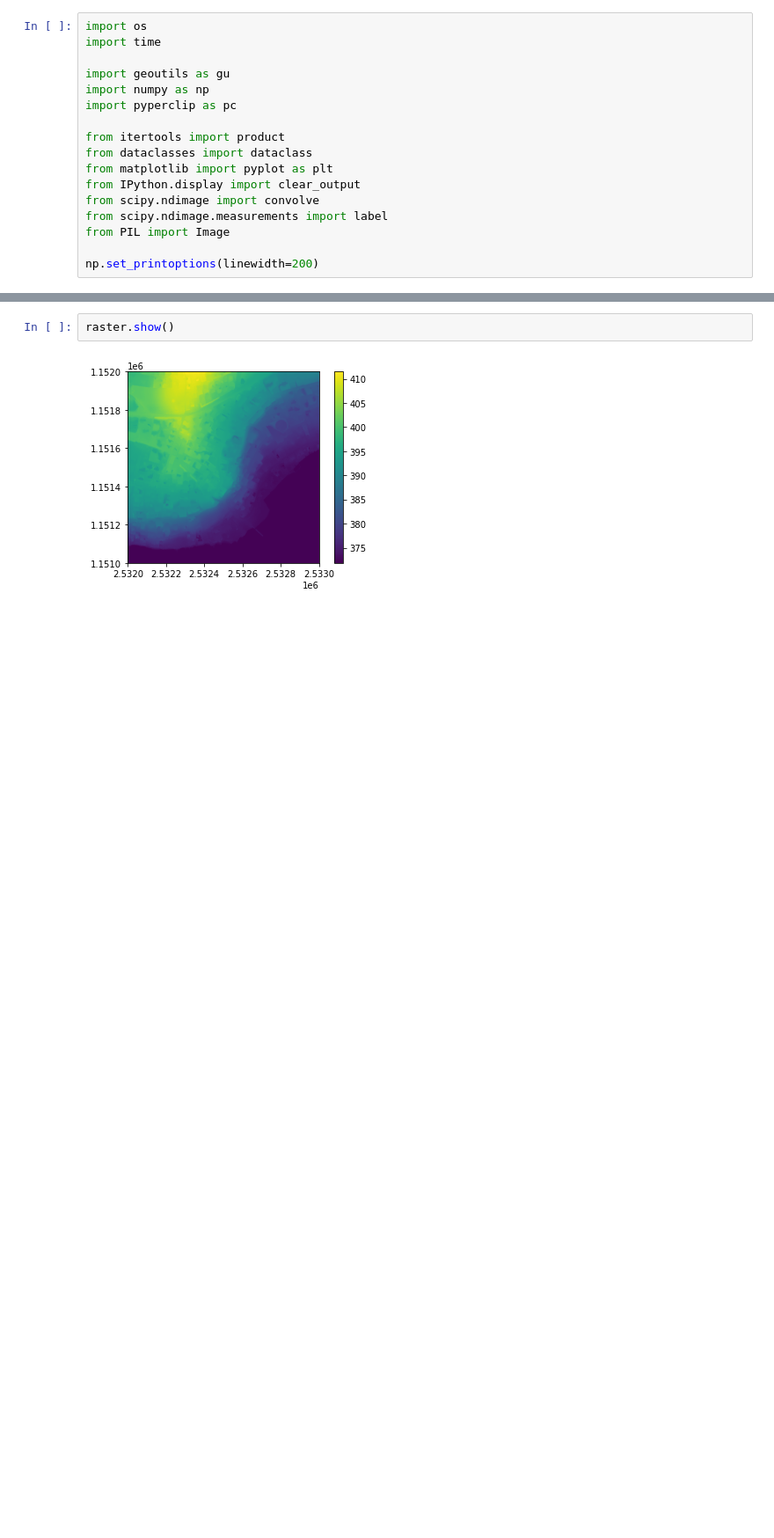
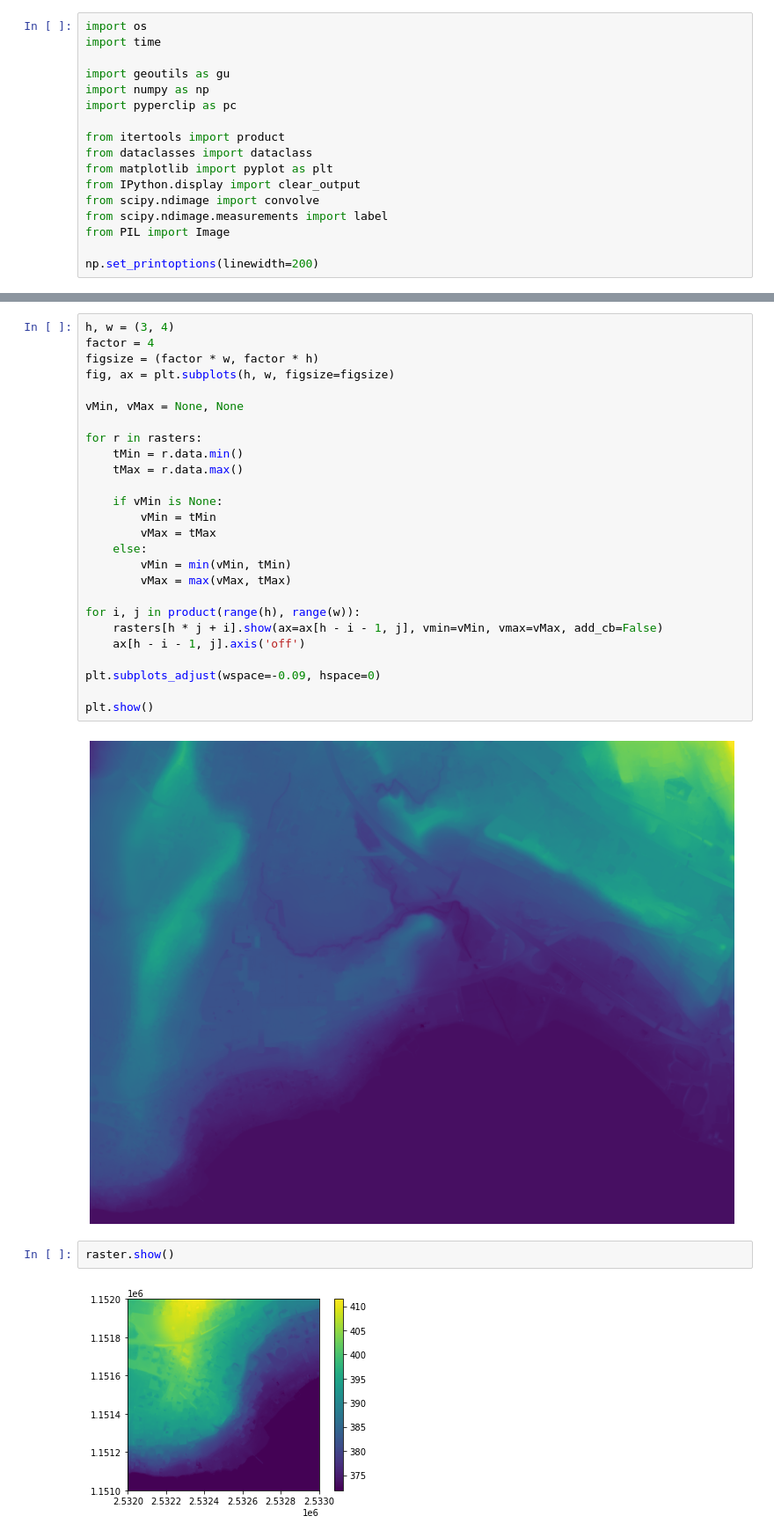
Before and after one commit to DavidResin/polycraft, a Jupyter notebook: heightmap/heightmap.ipynb, the cells around one changed output, grey strips where cells are left out. Shown at 88% size. Cells and saved outputs as stored; diff of their text form; blank space fills up the shorter version.

```diff
--- a/heightmap/heightmap.ipynb
+++ b/heightmap/heightmap.ipynb
@@ -34,6 +45,34 @@ NoData Value:         -9999.0
 Pixel Size:           0.5, 0.5
 Upper Left Corner:    2532000.0, 1151000.0
 Lower Right Corner:   2533000.0, 1152000.0
+# %%
+h, w = (3, 4)
+factor = 4
+figsize = (factor * w, factor * h)
+fig, ax = plt.subplots(h, w, figsize=figsize)
+
+vMin, vMax = None, None
+
+for r in rasters:
+    tMin = r.data.min()
+    tMax = r.data.max()
+
+    if vMin is None:
+        vMin = tMin
+        vMax = tMax
+    else:
+        vMin = min(vMin, tMin)
+        vMax = max(vMax, tMax)
+
+for i, j in product(range(h), range(w)):
+    rasters[h * j + i].show(ax=ax[h - i - 1, j], vmin=vMin, vmax=vMax, add_cb=False)
+    ax[h - i - 1, j].axis('off')
+
+plt.subplots_adjust(wspace=-0.09, hspace=0)
+
+plt.show()
+# %% [output]
+[figure, added]
 # %%
 raster.show()
 # %% [output]
```
Also changed, not shown: parts of 27 cells of this notebook.
